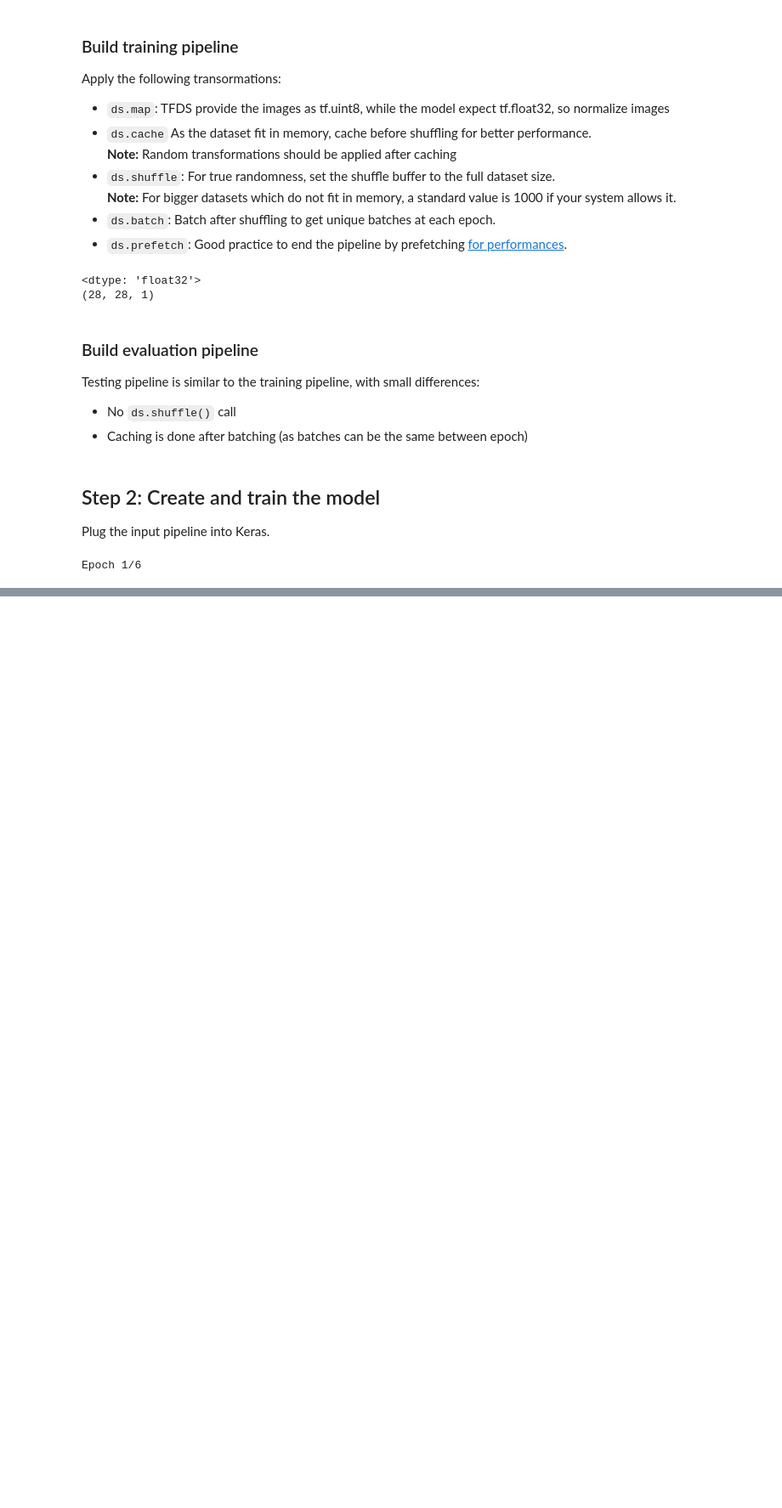
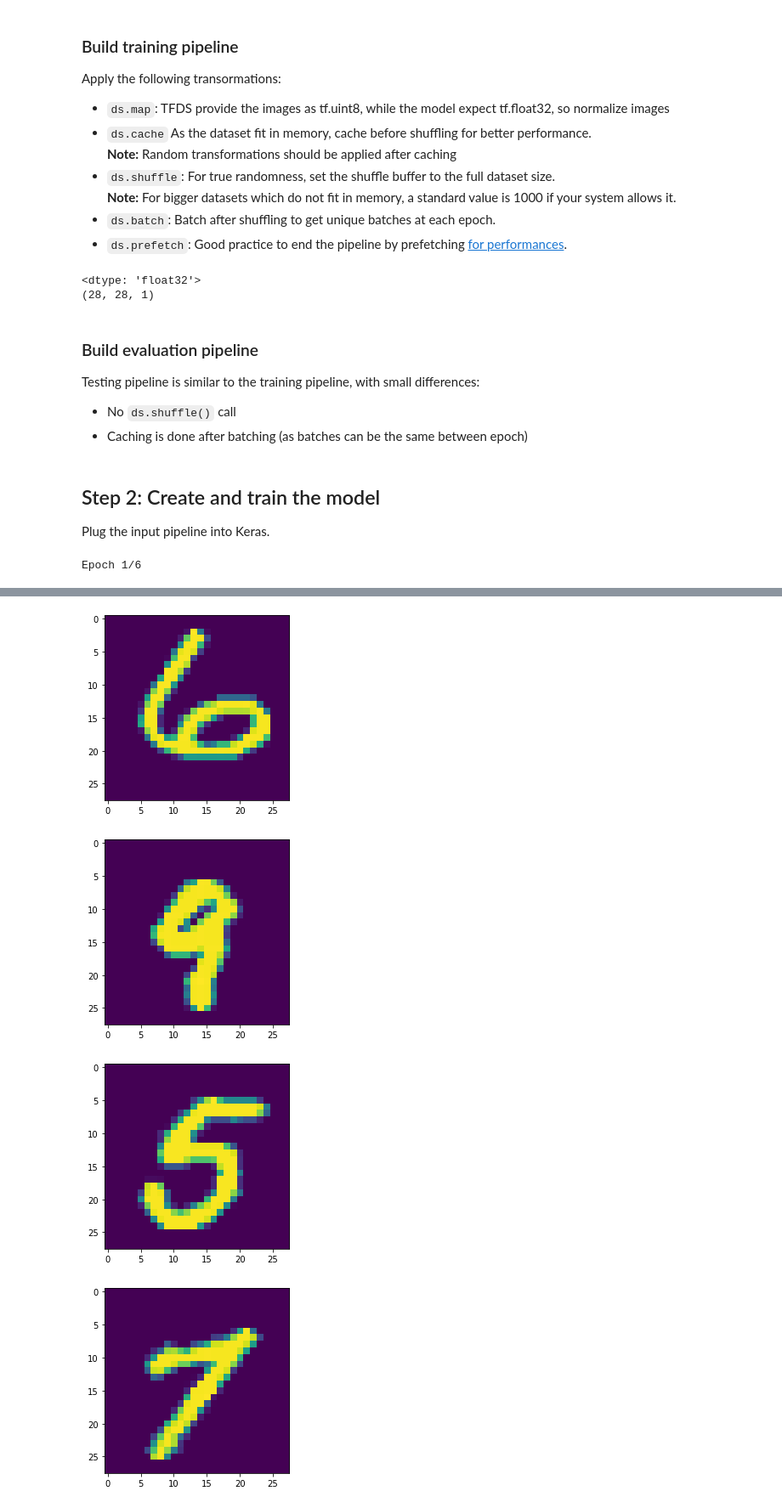
Before and after one commit to komushi/sagemaker-tfds-study, a Jupyter notebook: tfds_keras_mnist_local.ipynb, the cells around one changed output, grey strips where cells are left out. Shown at 85% size. Cells and saved outputs as stored; diff of their text form; code cells hidden in the pictures; blank space fills up the shorter version.

```diff
--- a/tfds_keras_mnist_local.ipynb
+++ b/tfds_keras_mnist_local.ipynb
@@ -171,0 +214,19 @@ model.save('my_model.h5')
+# %%
+from matplotlib import pyplot as plt
+
+# A few random samples
+use_samples = [59, 336, 1283, 2122]
+samples_to_predict = []
+
+for sample in use_samples:
+    # Generate a plot
+    reshaped_image = list(ds)[sample]
+#     print(reshaped_image['image'])
+    img = tf.keras.preprocessing.image.array_to_img(reshaped_image[0])
+    plt.imshow(img)
+    plt.show()
+# %% [output]
+[figure, added]
+[figure, added]
+[figure, added]
+[figure, added]
```
Also changed, not shown: parts of 7 cells of this notebook, 8 other files.
